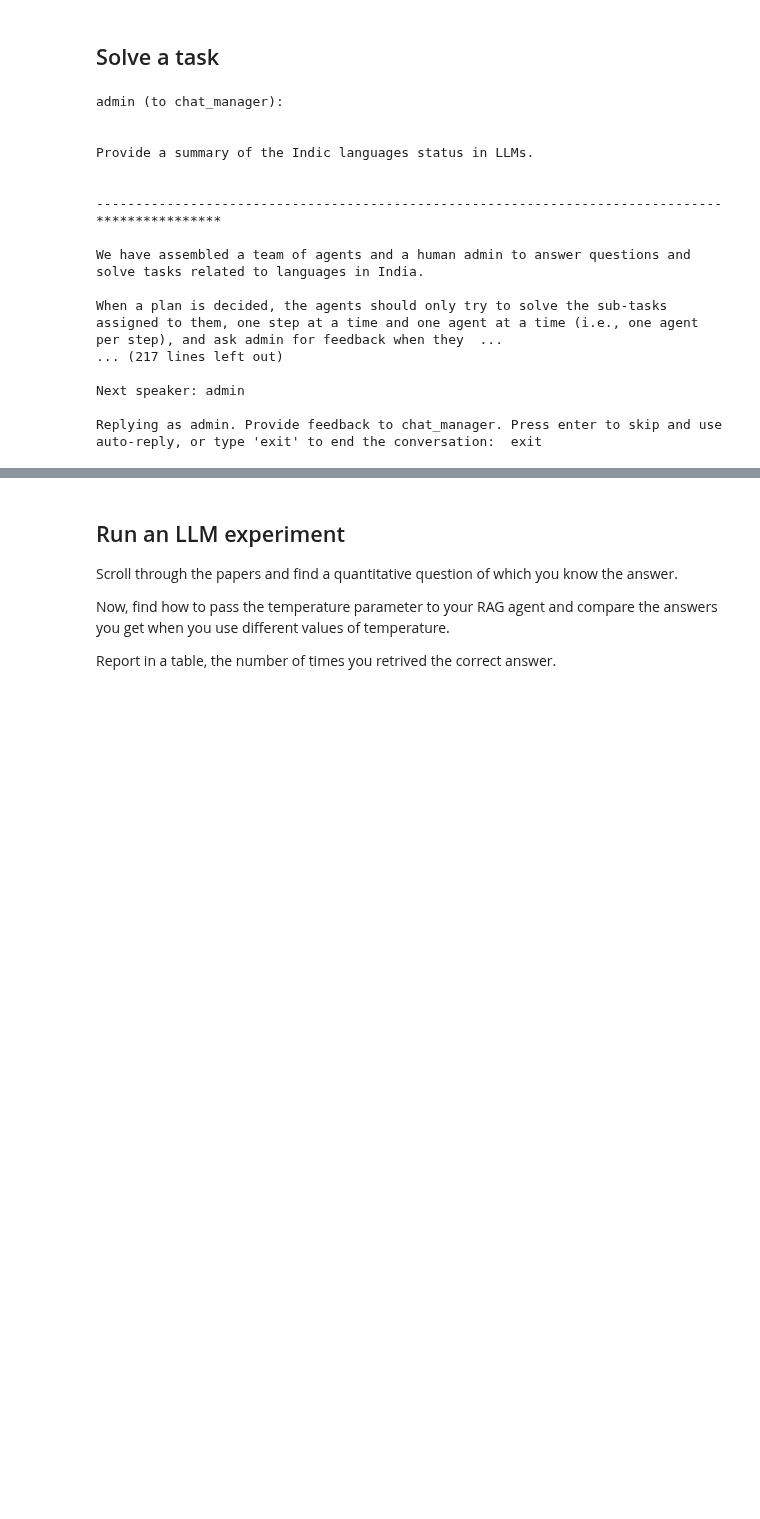
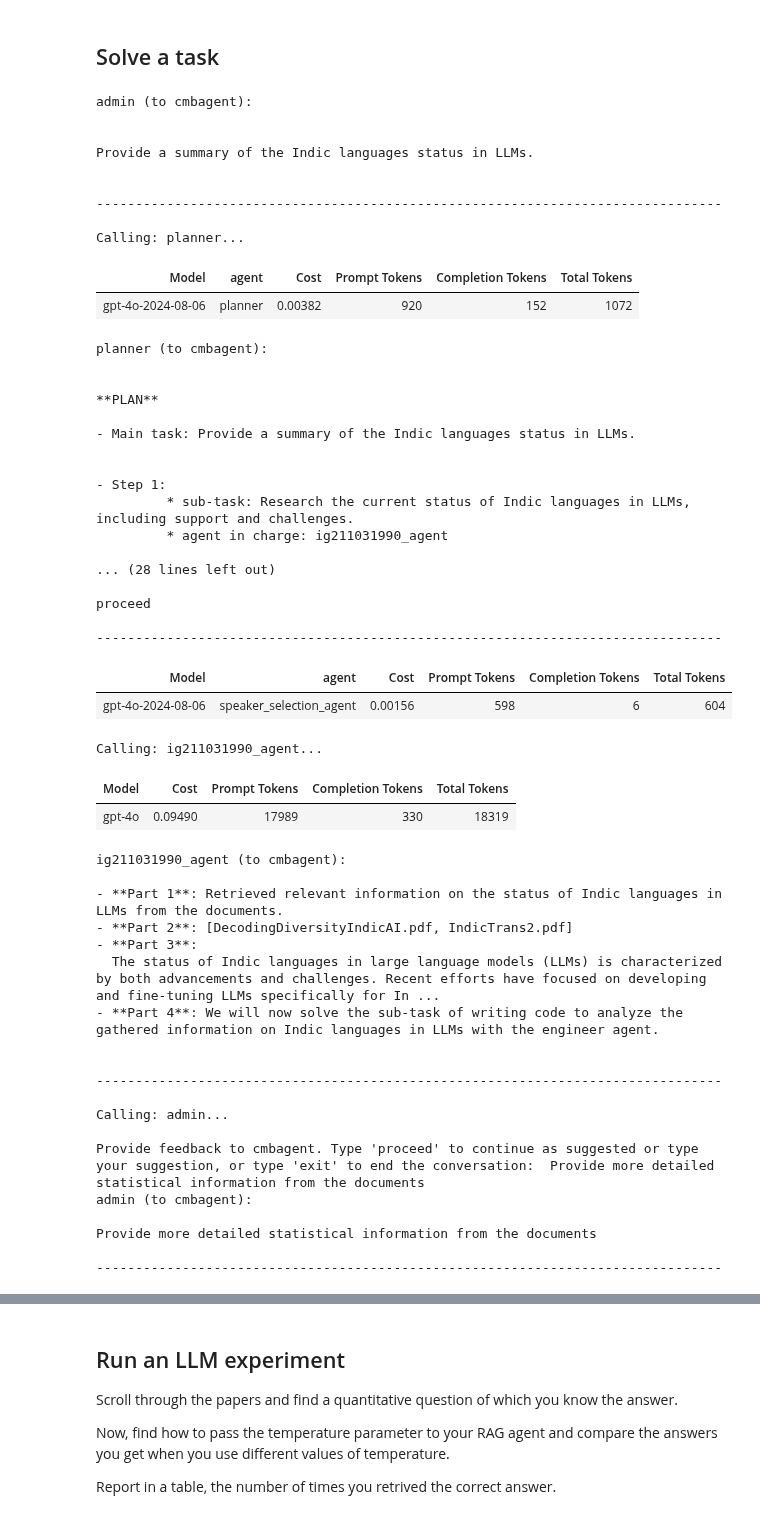
Before and after one commit to CMBAgents/cmbagent, a Jupyter notebook: docs/notebooks/4_your_rag.ipynb, the cells around one changed output, grey strips where cells are left out. Saved outputs shown, nothing was run; the diff lists cells and outputs as text; code cells hidden in the pictures; blank space fills up the shorter version.

```diff
--- a/docs/notebooks/4_your_rag.ipynb
+++ b/docs/notebooks/4_your_rag.ipynb
@@ -317,24 +365,60 @@ Setting up agents:
 # %%
 task = """
 Provide a summary of the Indic languages status in LLMs.
 """
 
+cmbagent.clear_cache() # clear the cache before solving to make sure everything is tracked
 cmbagent.solve(task)
 # %% [output]
-admin (to chat_manager):
+admin (to cmbagent):
 
 
 Provide a summary of the Indic languages status in LLMs.
 
 
 --------------------------------------------------------------------------------
-****************
 
-We have assembled a team of agents and a human admin to answer questions and solve tasks related to languages in India.
-
-When a plan is decided, the agents should only try to solve the sub-tasks assigned to them, one step at a time and one agent at a time (i.e., one agent per step), and ask admin for feedback when they  ...
-... (217 lines left out)
-
-Next speaker: admin
-
-Replying as admin. Provide feedback to chat_manager. Press enter to skip and use auto-reply, or type 'exit' to end the conversation:  exit
+Calling: planner...
+| Model | agent | Cost | Prompt Tokens | Completion Tokens | Total Tokens |
+| gpt-4o-2024-08-06 | planner | 0.00382 | 920 | 152 | 1072 |
+planner (to cmbagent):
+
+
+**PLAN**
+
+- Main task: Provide a summary of the Indic languages status in LLMs.
+
+
+- Step 1:
+         * sub-task: Research the current status of Indic languages in LLMs, including support and challenges.
+         * agent in charge: ig211031990_agent
+
+... (28 lines left out)
+
+proceed
+
+--------------------------------------------------------------------------------
+| Model | agent | Cost | Prompt Tokens | Completion Tokens | Total Tokens |
+| gpt-4o-2024-08-06 | speaker_selection_agent | 0.00156 | 598 | 6 | 604 |
+Calling: ig211031990_agent...
+| Model | Cost | Prompt Tokens | Completion Tokens | Total Tokens |
+| gpt-4o | 0.09490 | 17989 | 330 | 18319 |
+ig211031990_agent (to cmbagent):
+
+- **Part 1**: Retrieved relevant information on the status of Indic languages in LLMs from the documents.
+- **Part 2**: [DecodingDiversityIndicAI.pdf, IndicTrans2.pdf]
+- **Part 3**:
+  The status of Indic languages in large language models (LLMs) is characterized by both advancements and challenges. Recent efforts have focused on developing and fine-tuning LLMs specifically for In ...
+- **Part 4**: We will now solve the sub-task of writing code to analyze the gathered information on Indic languages in LLMs with the engineer agent.
+
+
+--------------------------------------------------------------------------------
+
+Calling: admin...
+
+Provide feedback to cmbagent. Type 'proceed' to continue as suggested or type your suggestion, or type 'exit' to end the conversation:  Provide more detailed statistical information from the documents
+admin (to cmbagent):
+
+Provide more detailed statistical information from the documents
+
+--------------------------------------------------------------------------------
```
Also changed, not shown: parts of 22 cells of this notebook, 2 other files.
